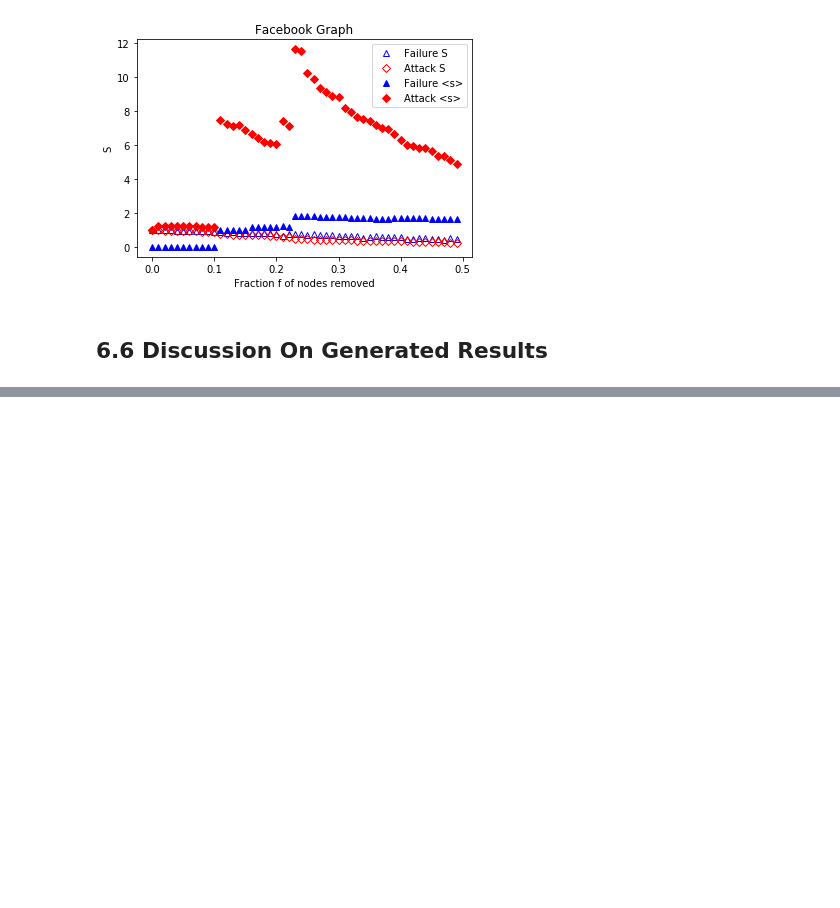
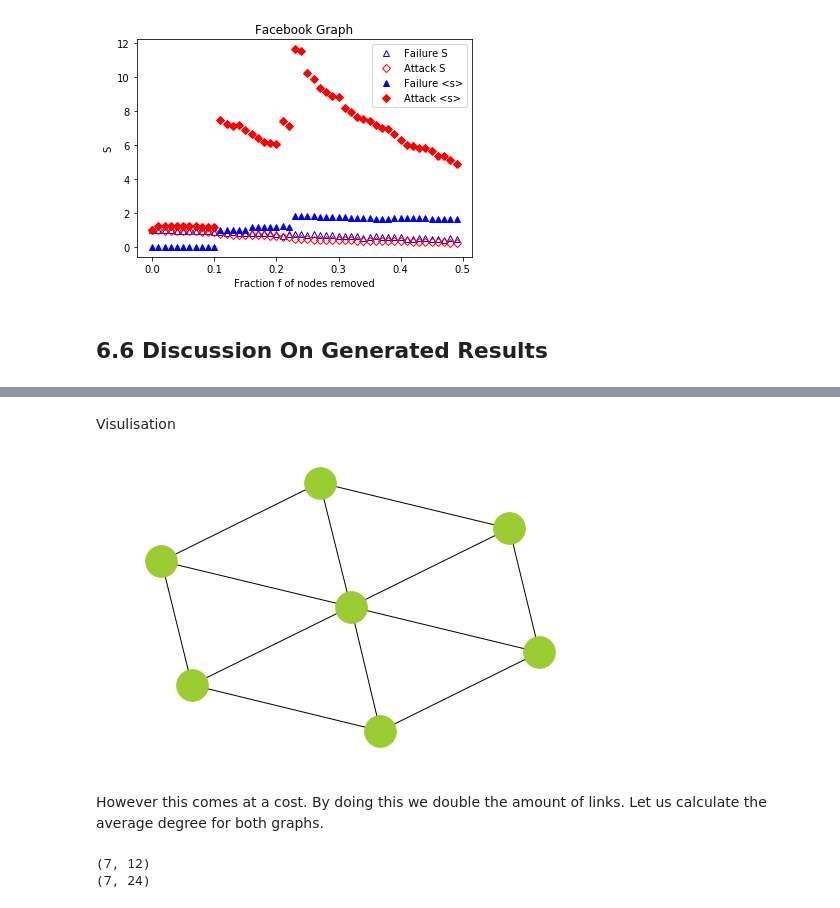
Before and after one commit to DylannBell/complex_networks_attack_tolerance, a Jupyter notebook: CODE/Error & Attack Tolerance Of Complex Networks.ipynb, the cells around one changed output, grey strips where cells are left out. Saved outputs shown, nothing was run; the diff lists cells and outputs as text; code cells hidden in the pictures; blank space fills up the shorter version.

```diff
--- a/CODE/Error & Attack Tolerance Of Complex Networks.ipynb
+++ b/CODE/Error & Attack Tolerance Of Complex Networks.ipynb
@@ -675,0 +706,35 @@ generate_experiment_2_graph("Facebook Graph", remove_range, facebook_Failure_big
+# %%
+def create_connected_hub_spoke_graph(N):
+    '''
+        N : Number of nodes
+    '''
+    return nx.wheel_graph(N)
+# %% [markdown]
+Visulisation
+# %%
+N = 7
+
+connected_hub_graph = create_connected_hub_spoke_graph(N)
+nx.draw(connected_hub_graph, font_size=15, node_color='yellowgreen', node_size=1000)
+# %% [output]
+[figure, added]
+# %% [markdown]
+However this comes at a cost. By doing this we double the amount of links. Let us calculate the average degree for both graphs.
+# %%
+def find_average_degree(G):
+
+    # G.degree returns (node, degree)
+    degrees = list(G.degree)
+
+    total = 0
+    for node, degree in degrees:
+        total += degree
+
+    return (G.number_of_nodes(), total)
+
+# Need to make this look better
+print(find_average_degree(hub_graph))
+print(find_average_degree(connected_hub_graph))
+# %% [output]
+(7, 12)
+(7, 24)
```
Also changed, not shown: parts of 15 cells of this notebook.
